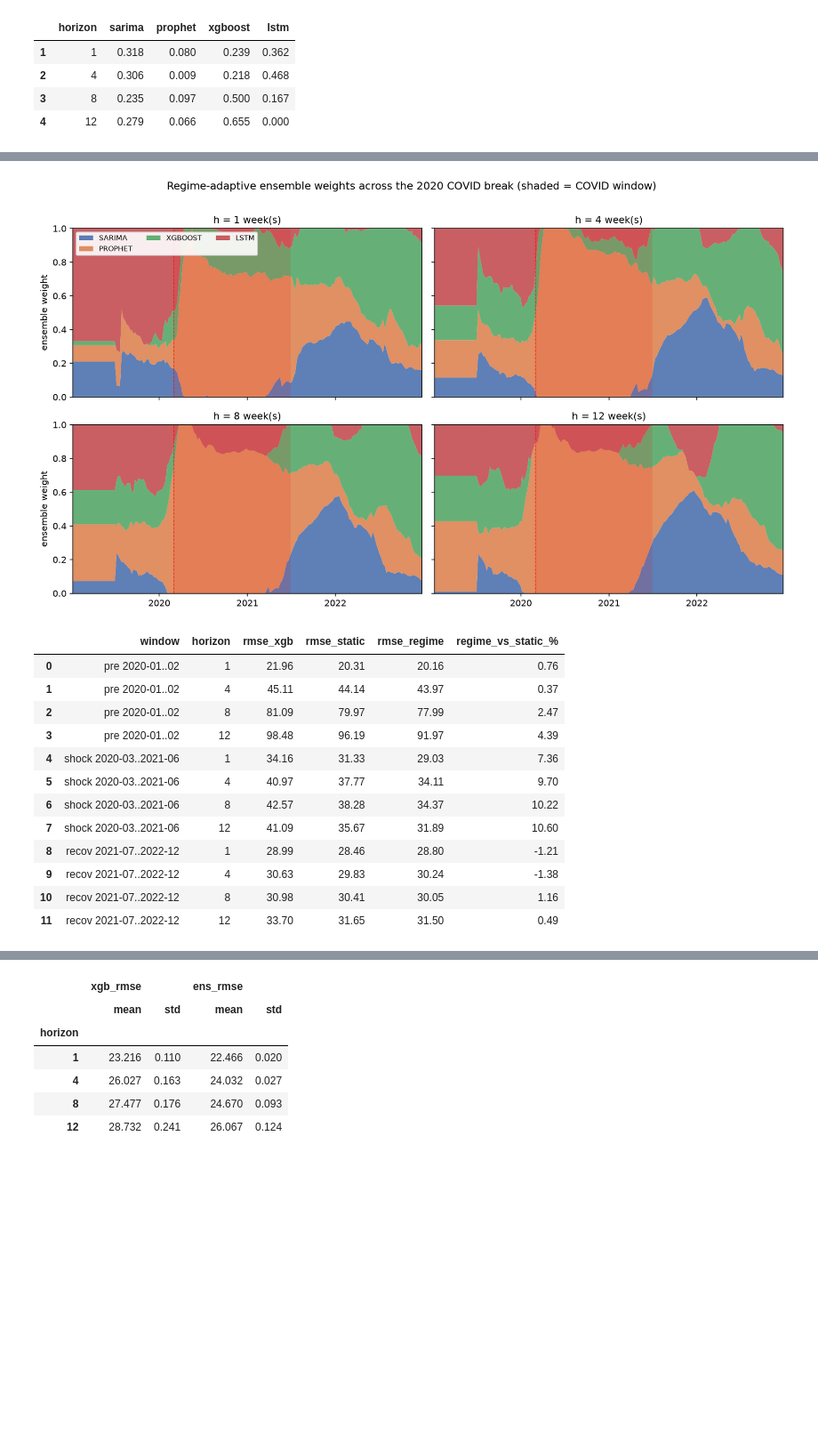
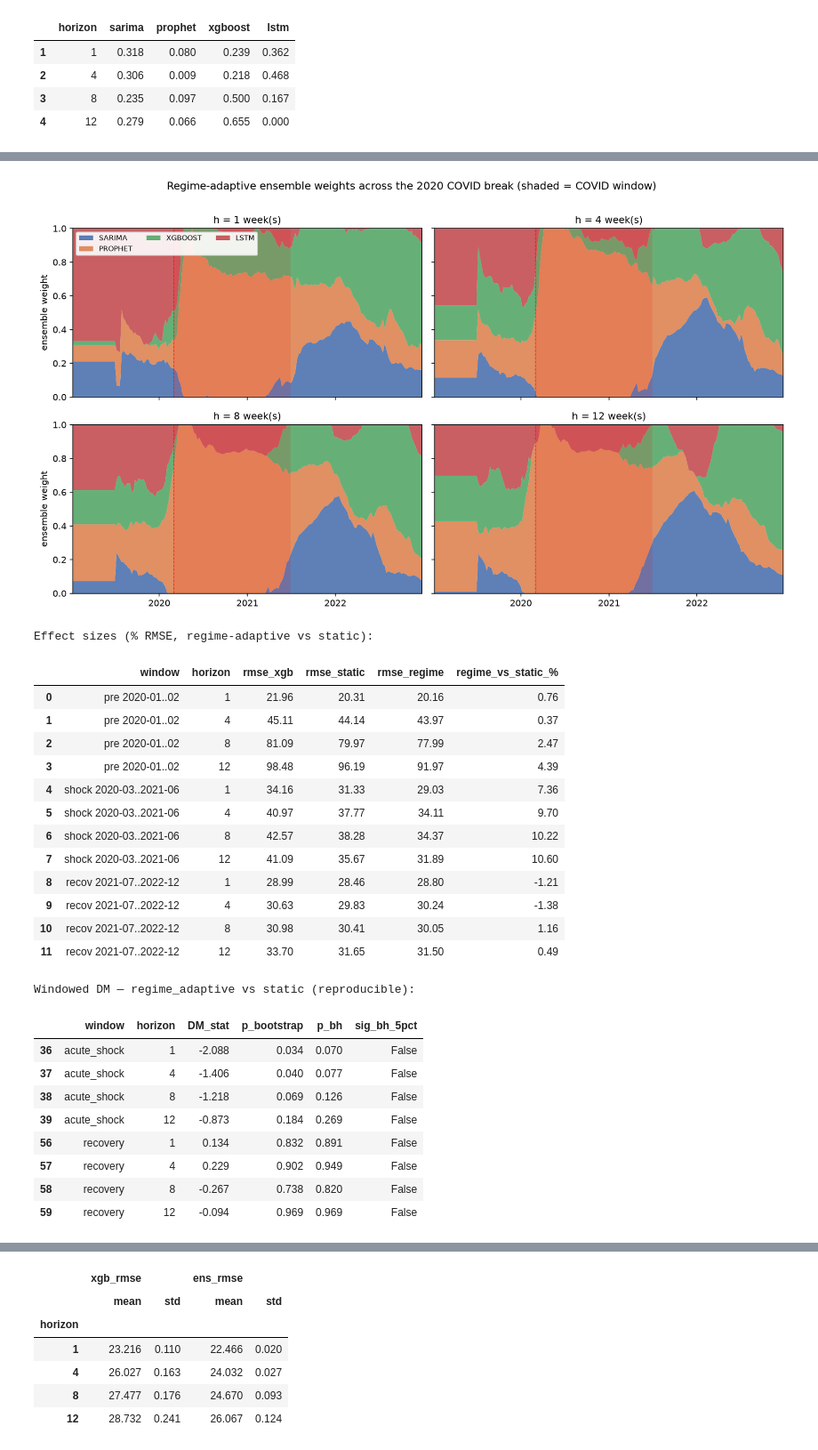
Before and after one commit to felicia-sw/chicago-crime-forecasting, a Jupyter notebook: notebooks/results.ipynb, the cells around one changed output, grey strips where cells are left out. Shown at 89% size. Cells and saved outputs as stored; diff of their text form; code cells hidden in the pictures; blank space fills up the shorter version.

```diff
--- a/notebooks/results.ipynb
+++ b/notebooks/results.ipynb
@@ -92,20 +105,35 @@ Using a split that places 2020 in the test window, the regime-adaptive weights r
-# %%
-display(Image(filename=str(FIG/'fig_weight_trajectory_2020.png')))
-display(pd.read_csv(PROC/'robustness_regimes.csv').round(2))
-# %% [output]
-[figure, removed]
-|  | window | horizon | rmse_xgb | rmse_static | rmse_regime | regime_vs_static_% |
-| 0 | pre 2020-01..02 | 1 | 21.96 | 20.31 | 20.16 | 0.76 |
-| 1 | pre 2020-01..02 | 4 | 45.11 | 44.14 | 43.97 | 0.37 |
-| 2 | pre 2020-01..02 | 8 | 81.09 | 79.97 | 77.99 | 2.47 |
-| 3 | pre 2020-01..02 | 12 | 98.48 | 96.19 | 91.97 | 4.39 |
-| 4 | shock 2020-03..2021-06 | 1 | 34.16 | 31.33 | 29.03 | 7.36 |
-| 5 | shock 2020-03..2021-06 | 4 | 40.97 | 37.77 | 34.11 | 9.70 |
-| 6 | shock 2020-03..2021-06 | 8 | 42.57 | 38.28 | 34.37 | 10.22 |
-| 7 | shock 2020-03..2021-06 | 12 | 41.09 | 35.67 | 31.89 | 10.60 |
-| 8 | recov 2021-07..2022-12 | 1 | 28.99 | 28.46 | 28.80 | -1.21 |
-| 9 | recov 2021-07..2022-12 | 4 | 30.63 | 29.83 | 30.24 | -1.38 |
-| 10 | recov 2021-07..2022-12 | 8 | 30.98 | 30.41 | 30.05 | 1.16 |
-| 11 | recov 2021-07..2022-12 | 12 | 33.70 | 31.65 | 31.50 | 0.49 |
+# %%
+display(Image(filename=str(FIG/'fig_weight_trajectory_2020.png')))
+print('Effect sizes (% RMSE, regime-adaptive vs static):')
+display(pd.read_csv(PROC/'robustness_regimes.csv').round(2))
+rdm=pd.read_csv(PROC/'regime2020'/'dm_tests.csv')
+print('\nWindowed DM — regime_adaptive vs static (reproducible):')
+display(rdm[(rdm.comparison=='regime_adaptive vs static_inverse_rmse') & (rdm.window!='full')][['window','horizon','DM_stat','p_bootstrap','p_bh','sig_bh_5pct']].round(3))
+# %% [output]
+[figure, added]
+Effect sizes (% RMSE, regime-adaptive vs static):
+|  | window | horizon | rmse_xgb | rmse_static | rmse_regime | regime_vs_static_% |
+| 0 | pre 2020-01..02 | 1 | 21.96 | 20.31 | 20.16 | 0.76 |
+| 1 | pre 2020-01..02 | 4 | 45.11 | 44.14 | 43.97 | 0.37 |
+| 2 | pre 2020-01..02 | 8 | 81.09 | 79.97 | 77.99 | 2.47 |
+| 3 | pre 2020-01..02 | 12 | 98.48 | 96.19 | 91.97 | 4.39 |
+| 4 | shock 2020-03..2021-06 | 1 | 34.16 | 31.33 | 29.03 | 7.36 |
+| 5 | shock 2020-03..2021-06 | 4 | 40.97 | 37.77 | 34.11 | 9.70 |
+| 6 | shock 2020-03..2021-06 | 8 | 42.57 | 38.28 | 34.37 | 10.22 |
+| 7 | shock 2020-03..2021-06 | 12 | 41.09 | 35.67 | 31.89 | 10.60 |
+| 8 | recov 2021-07..2022-12 | 1 | 28.99 | 28.46 | 28.80 | -1.21 |
+| 9 | recov 2021-07..2022-12 | 4 | 30.63 | 29.83 | 30.24 | -1.38 |
+| 10 | recov 2021-07..2022-12 | 8 | 30.98 | 30.41 | 30.05 | 1.16 |
+| 11 | recov 2021-07..2022-12 | 12 | 33.70 | 31.65 | 31.50 | 0.49 |
+Windowed DM — regime_adaptive vs static (reproducible):
+|  | window | horizon | DM_stat | p_bootstrap | p_bh | sig_bh_5pct |
+| 36 | acute_shock | 1 | -2.088 | 0.034 | 0.070 | False |
+| 37 | acute_shock | 4 | -1.406 | 0.040 | 0.077 | False |
+| 38 | acute_shock | 8 | -1.218 | 0.069 | 0.126 | False |
+| 39 | acute_shock | 12 | -0.873 | 0.184 | 0.269 | False |
+| 56 | recovery | 1 | 0.134 | 0.832 | 0.891 | False |
+| 57 | recovery | 4 | 0.229 | 0.902 | 0.949 | False |
+| 58 | recovery | 8 | -0.267 | 0.738 | 0.820 | False |
+| 59 | recovery | 12 | -0.094 | 0.969 | 0.969 | False |
 # %% [markdown]
 ## 6. H4 — Per-district heterogeneity (honest negative)
```
Also changed, not shown: parts of 16 cells of this notebook.
